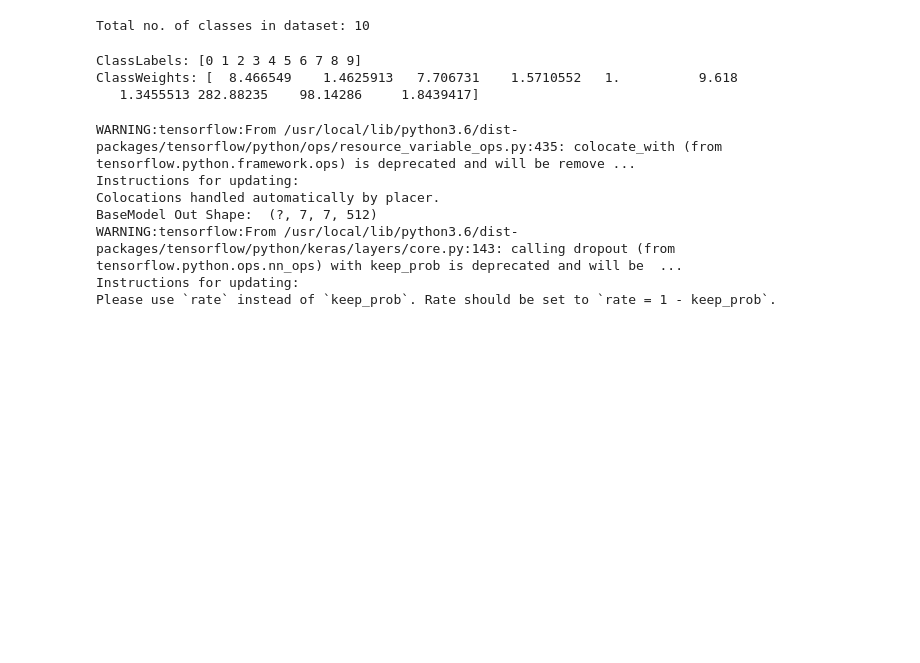
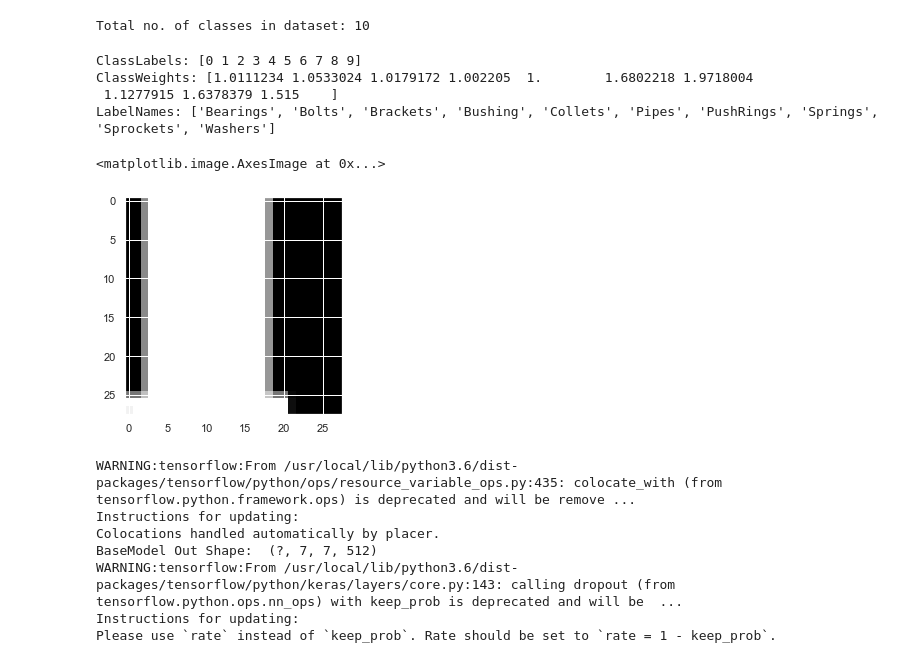
Before and after one commit to nombreinvicto/DeepLearning, a Jupyter notebook: research/cad_repo_project/cad_repo_10class.ipynb, the cells around one changed output. Saved outputs shown, nothing was run; the diff lists cells and outputs as text; code cells hidden in the pictures; blank space fills up the shorter version.

```diff
--- a/research/Project_CadRepo1_Project/cad_repo_10class.ipynb
+++ b/research/cad_repo_project/cad_repo_10class.ipynb
@@ -49,9 +49,9 @@ iap = ImageToArrayPreprocessor()
 # %%
 # initialise the data paths
 
-dbBase = r"/home/mhasan3/Desktop/WorkFolder/mokn_10class_data/"
-dbTrainPath = f"{dbBase}//train_cad_10class.hdf5"
-dbValidPath = f"{dbBase}//validate_cad_10class.hdf5"
+dbBase = r"C:\Users\mhasa\Desktop"
+dbTrainPath = f"{dbBase}//train_cad_38class.hdf5"
+dbValidPath = f"{dbBase}//validate_cad_38class.hdf5"
 
 # get the no. of classes
 trainFile = h5py.File(name=dbTrainPath, mode="r")
@@ -68,13 +68,25 @@ encoded_labels = to_categorical(labels)
 classLabels = le.classes_
 classTotals = encoded_labels.sum(axis=0) # type: np.ndarray
 classWeight = classTotals.max() / classTotals
+label_names = list(trainFile["label_names"])
+label_names = [label.decode() for label in label_names]
 
 print(f"ClassLabels: {classLabels}")
 print(f"ClassWeights: {classWeight}")
+print(f'LabelNames: {label_names}')
 # %% [output]
 ClassLabels: [0 1 2 3 4 5 6 7 8 9]
-ClassWeights: [  8.466549    1.4625913   7.706731    1.5710552   1.          9.618
-   1.3455513 282.88235    98.14286     1.8439417]
+ClassWeights: [1.0111234 1.0533024 1.0179172 1.002205  1.        1.6802218 1.9718004
+ 1.1277915 1.6378379 1.515    ]
+LabelNames: ['Bearings', 'Bolts', 'Brackets', 'Bushing', 'Collets', 'Pipes', 'PushRings', 'Springs', 'Sprockets', 'Washers']
+# %%
+images = trainFile['images'][:]
+image = images[60]
+image = np.squeeze(image)
+plt.imshow(image, cmap='gray')
+# %% [output]
+<matplotlib.image.AxesImage at 0x...>
+[figure, added]
 # %%
 # initialise the train and valid generators
 trainGen = HDF5DatasetGenerator(dbPath=dbTrainPath,
```
Also changed, not shown: parts of 1 cell of this notebook, 6 other files.
